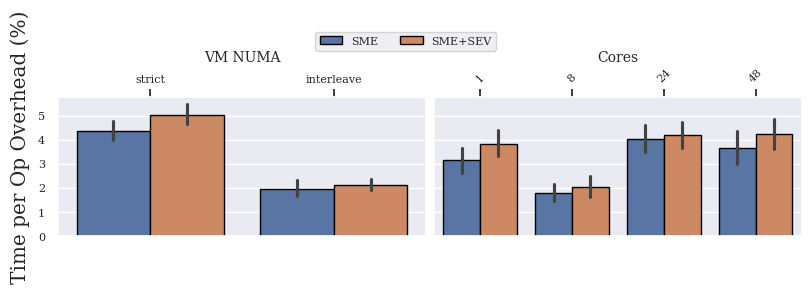
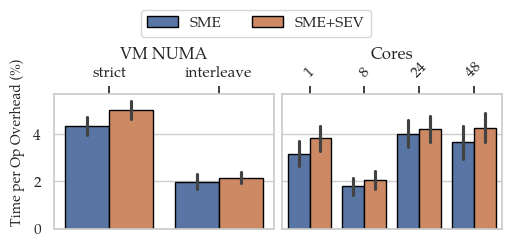
The change to this notebook cell's code, shown as a diff; its figure went from the first image to the second:
--- before
+++ after
@@ -4,7 +4,7 @@
     vm_numa_order = ["strict", "interleave"]
 
-    fig, axes = plt.subplots(1, len(all_dims), figsize=(8, 2),
+    fig, axes = plt.subplots(1, len(all_dims), figsize=(5, 2),
                               constrained_layout=True, sharey=True)
-    fig.supylabel(f"{metric_legend_name} Overhead (%)")
+    fig.supylabel(f"{metric_legend_name} Overhead (%)", fontsize=10)
 
     for ax, dim in zip(axes, all_dims):
@@ -14,9 +14,9 @@
             errorbar=("ci", 95), edgecolor="black", ax=ax,
         )
-        ax.set_title(dim.replace("_", " "), y=1.2, fontsize=10)
+        ax.set_title(dim.replace("_", " "), y=1.2)
         ax.set_ylabel("")
         ax.set_xlabel("")
-        ax.tick_params(axis="x", rotation=0 if dim == "VM_NUMA" else 45, labelsize=8)
-        ax.tick_params(axis="y", labelsize=8)
+        ax.tick_params(axis="x", rotation=0 if dim == "VM_NUMA" else 45)
+        ax.tick_params(axis="y")
         pos = "top" if top else "bottom"
         ax.xaxis.set_ticks_position(pos)
@@ -26,5 +26,5 @@
     handles, labels = axes[0].get_legend_handles_labels()
     fig.legend(handles, labels, loc="upper center", ncol=2,
-               bbox_to_anchor=(0.5, 1.1), fontsize=8)
+               bbox_to_anchor=(0.5, 1.2))
     fig.savefig("images/krylov_overhead_by_dim.pdf", bbox_inches="tight")
 

Commit: plot design adjustments